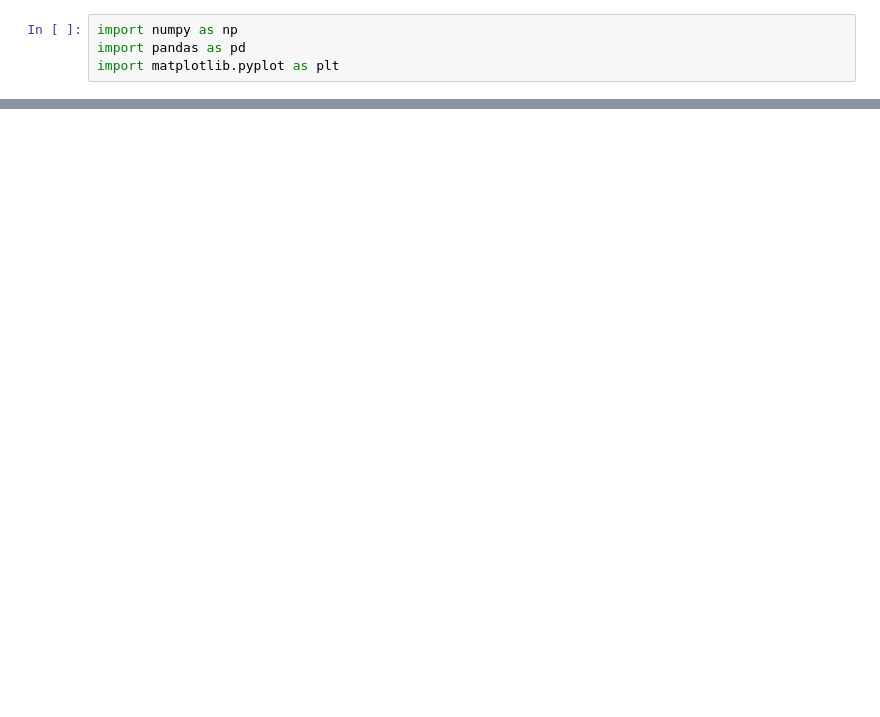
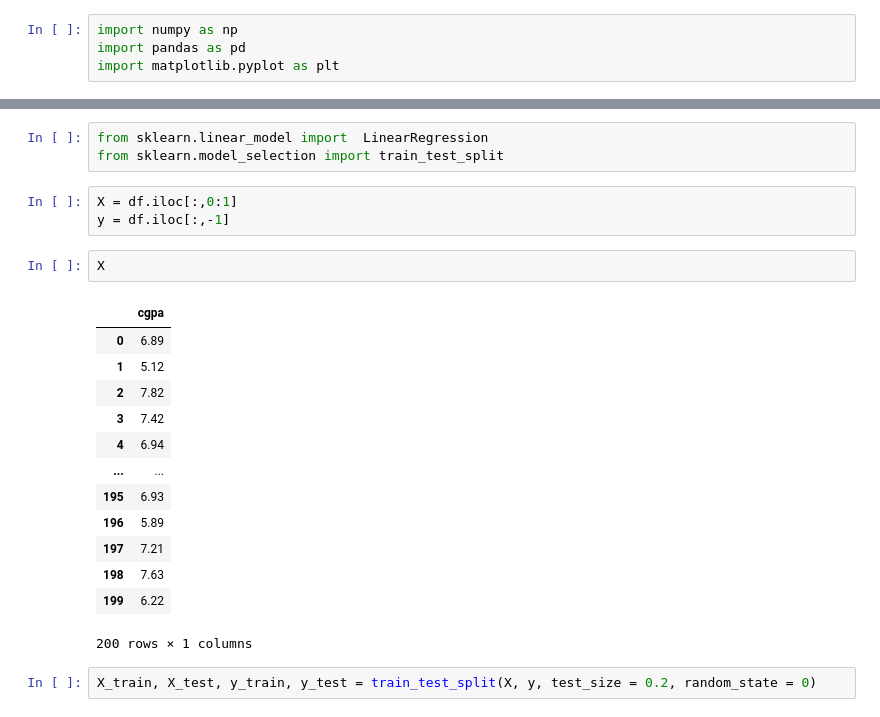
Before and after one commit to varun-chourasia/Machine-Learning, a Jupyter notebook: Supervised Machine Learning/Regression/Simple-regression.ipynb, the cells around one changed output, grey strips where cells are left out. Cells and saved outputs as stored; diff of their text form; blank space fills up the shorter version.

```diff
--- a/Supervised Machine Learning/Regression/Simple-regression.ipynb
+++ b/Supervised Machine Learning/Regression/Simple-regression.ipynb
@@ -22,0 +23,24 @@ plt.show()
+# %%
+from sklearn.linear_model import  LinearRegression
+from sklearn.model_selection import train_test_split
+# %%
+X = df.iloc[:,0:1]
+y = df.iloc[:,-1]
+# %%
+X
+# %% [output]
+|  | cgpa |
+| 0 | 6.89 |
+| 1 | 5.12 |
+| 2 | 7.82 |
+| 3 | 7.42 |
+| 4 | 6.94 |
+| ... | ... |
+| 195 | 6.93 |
+| 196 | 5.89 |
+| 197 | 7.21 |
+| 198 | 7.63 |
+| 199 | 6.22 |
+200 rows × 1 columns
+# %%
+X_train, X_test, y_train, y_test = train_test_split(X, y, test_size = 0.2, random_state = 0)
```
Also changed, not shown: parts of 11 cells of this notebook, 2 other files.
